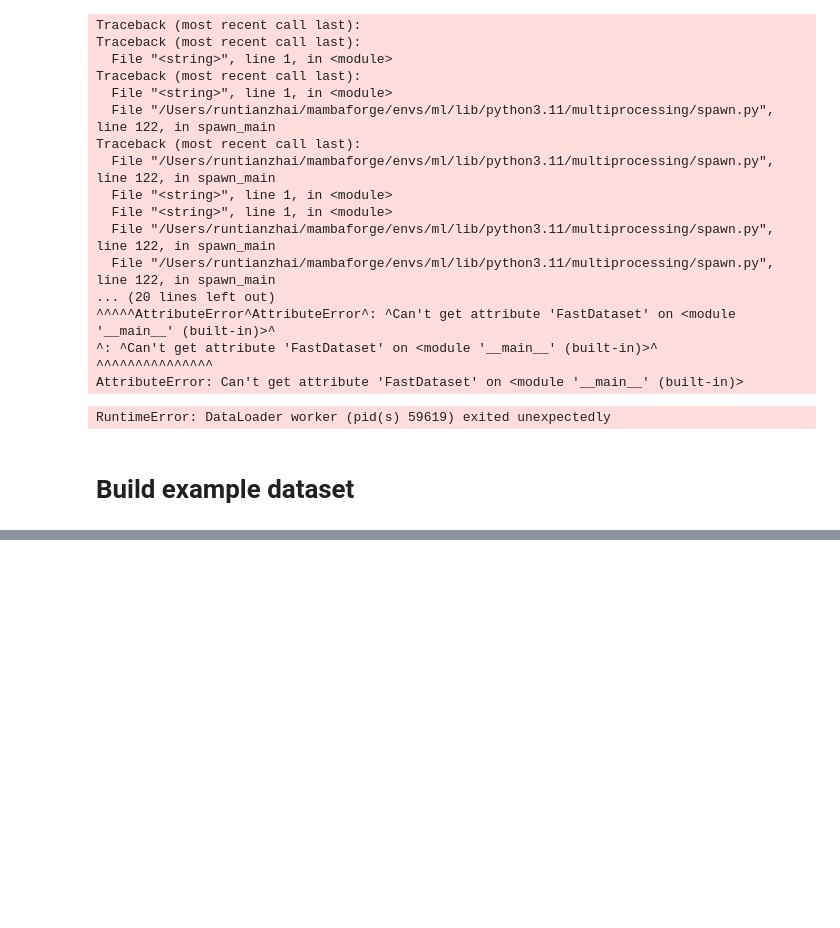
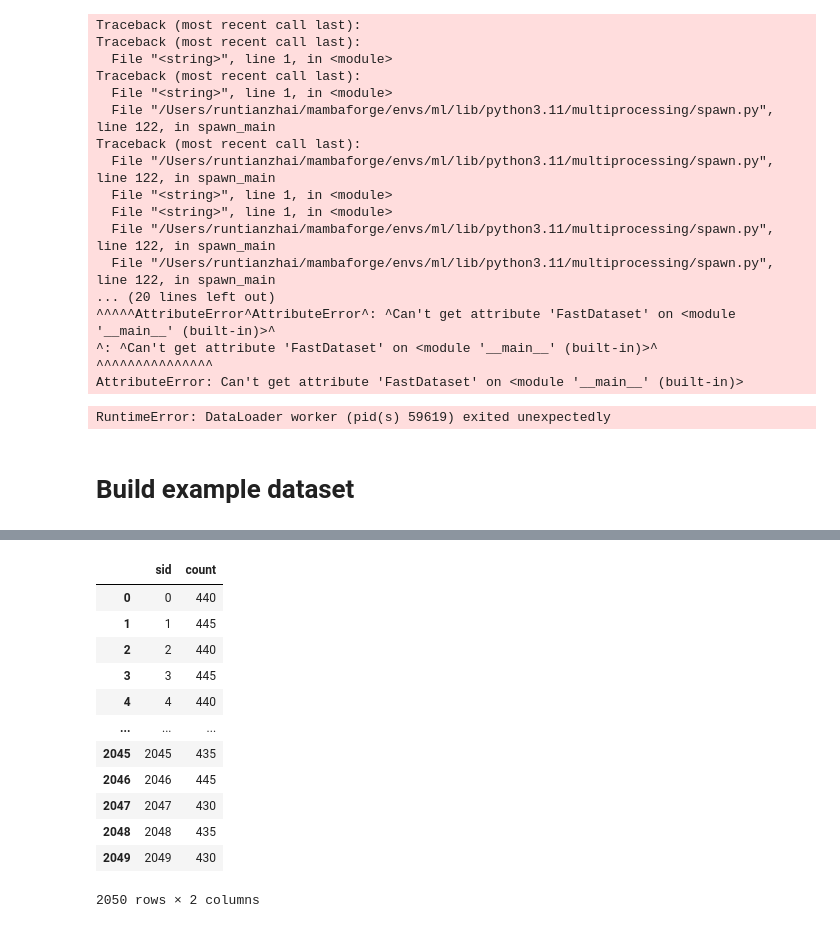
Before and after one commit to RuntianZ/kaggle, a Jupyter notebook: dataset.ipynb, the cells around one changed output, grey strips where cells are left out. Saved outputs shown, nothing was run; the diff lists cells and outputs as text; code cells hidden in the pictures; blank space fills up the shorter version.

```diff
--- a/dataset.ipynb
+++ b/dataset.ipynb
@@ -174,0 +215,17 @@ df
+# %%
+df = pd.read_parquet("/Users/runtianzhai/Documents/project/Python/kaggle/temp/all_sids.parquet")
+df
+# %% [output]
+|  | sid | count |
+| 0 | 0 | 440 |
+| 1 | 1 | 445 |
+| 2 | 2 | 440 |
+| 3 | 3 | 445 |
+| 4 | 4 | 440 |
+| ... | ... | ... |
+| 2045 | 2045 | 435 |
+| 2046 | 2046 | 445 |
+| 2047 | 2047 | 430 |
+| 2048 | 2048 | 435 |
+| 2049 | 2049 | 430 |
+2050 rows × 2 columns
```
Also changed, not shown: parts of 8 cells of this notebook, 2 other files.
